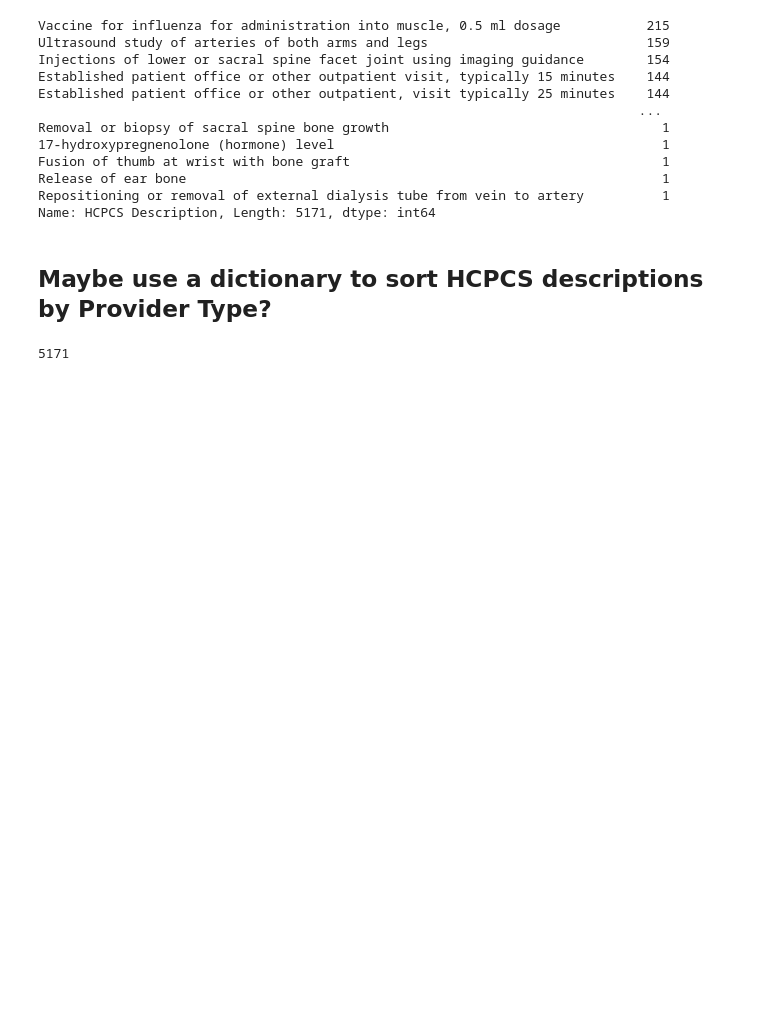
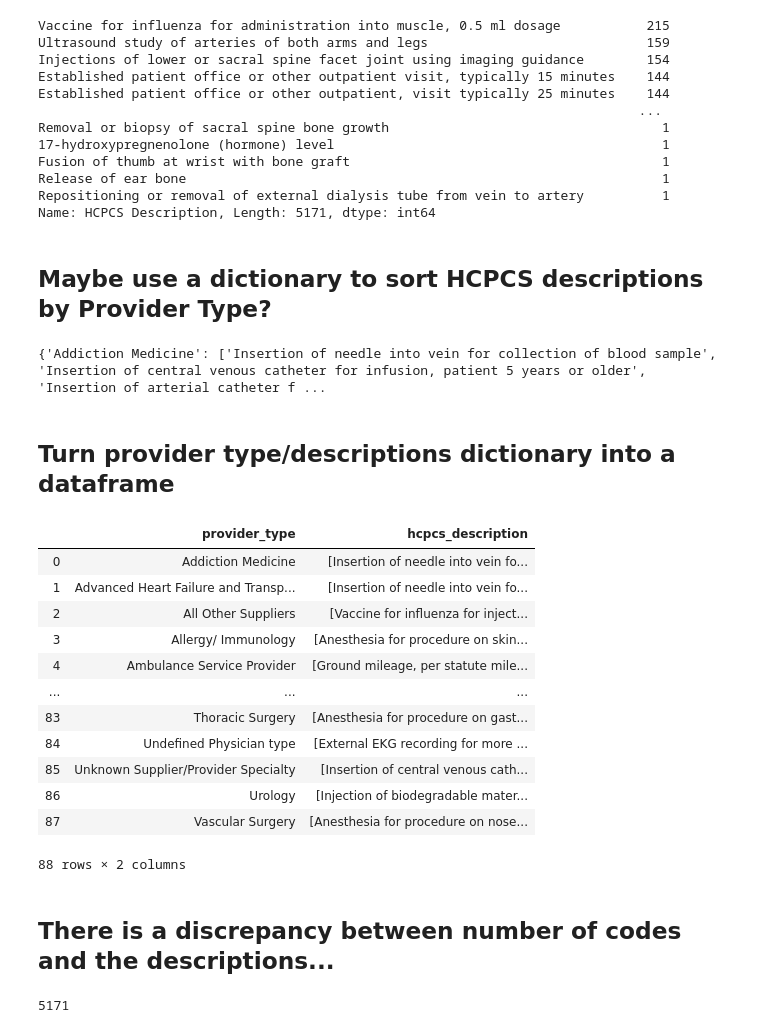
Before and after one commit to CatSchmalzer/healthcare-bluebook-gryphons, a Jupyter notebook: notebooks/hcbb_gryphons_final_cat.ipynb, the cells around one changed output. Drawn from its saved outputs; the diff is of its cells as text; code cells hidden in the pictures; blank space fills up the shorter version.

Commit message:
With for-loop and Subset

```diff
--- a/notebooks/hcbb_gryphons_final_cat.ipynb
+++ b/notebooks/hcbb_gryphons_final_cat.ipynb
@@ -185,23 +185,26 @@ Name: HCPCS Description, Length: 5171, dtype: int64
 # %% [markdown]
 ## Maybe use a dictionary to sort HCPCS descriptions by Provider Type?
 # %%
-"""# Initialize an empty dictionary:
+# Initialize an empty dictionary:
 
 provider_type_dict ={} ## could also be an empty df
 
 # Iterate over the file
 
     # Iterate over the column in DataFrame
-    for key, val in prov_desc_df.iterrows():
-        if val['Provider Type'] not in provider_type_dict.keys():
-             provider_type_dict[val['Provider Type']]=[val['HCPCS Code']]
+for key, val in prov_desc_df.iterrows():
+    if val['Provider Type'] not in provider_type_dict.keys():
+        provider_type_dict[val['Provider Type']]=[val['HCPCS Description']] ##, val['Place of Service']]
 
-        elif (len(provider_type_dict[val['Provider Type']]) == ) & (val['HCPCS Code'] not in provider_type_dict[v['Provider Type']]):
-        provider_type_dict[val['Provider Type']].append(val['HCPCS Code'])
+    elif (val['HCPCS Description'] not in provider_type_dict[val['Provider Type']]):
+        provider_type_dict[val['Provider Type']].append(val['HCPCS Description'])
+        ##provider_type_dict[val['Provider Type']].append(val['Place of Service'])
 
-        else:
-            continue
+    else:
+        continue
 
 
 # Print the populated dictionary
-print(provider_type_dict)"""
+print(provider_type_dict)
+# %% [output]
+{'Addiction Medicine': ['Insertion of needle into vein for collection of blood sample', 'Insertion of central venous catheter for infusion, patient 5 years or older', 'Insertion of arterial catheter f ...
@@ -221,3 +211,25 @@ print(provider_no_office_payment_dict)
+# %% [markdown]
+## Turn provider type/descriptions dictionary into a dataframe
+# %%
+provider_type_subset = pd.DataFrame(list(provider_type_dict.items()),columns = ['provider_type','hcpcs_description'])
+# %%
+provider_type_subset
+# %% [output]
+|  | provider_type | hcpcs_description |
+| 0 | Addiction Medicine | [Insertion of needle into vein fo... |
+| 1 | Advanced Heart Failure and Transp... | [Insertion of needle into vein fo... |
+| 2 | All Other Suppliers | [Vaccine for influenza for inject... |
+| 3 | Allergy/ Immunology | [Anesthesia for procedure on skin... |
+| 4 | Ambulance Service Provider | [Ground mileage, per statute mile... |
+| ... | ... | ... |
+| 83 | Thoracic Surgery | [Anesthesia for procedure on gast... |
+| 84 | Undefined Physician type | [External EKG recording for more ... |
+| 85 | Unknown Supplier/Provider Specialty | [Insertion of central venous cath... |
+| 86 | Urology | [Injection of biodegradable mater... |
+| 87 | Vascular Surgery | [Anesthesia for procedure on nose... |
+88 rows × 2 columns
+# %% [markdown]
+## There is a discrepancy between number of codes and the descriptions...
 # %%
 prov_desc_df['HCPCS Description'].nunique()
 # %% [output]
```
Also changed, not shown: parts of 2 cells of this notebook.
